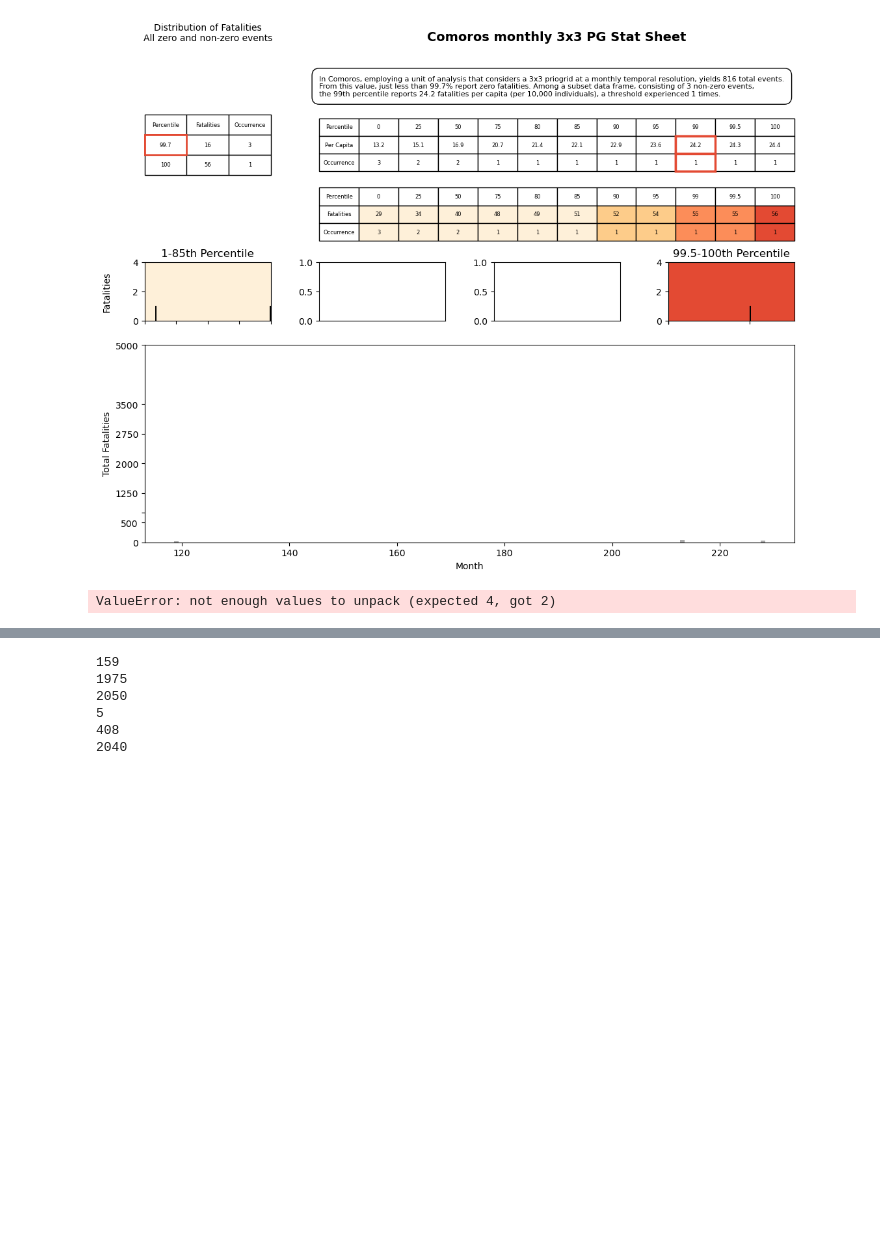
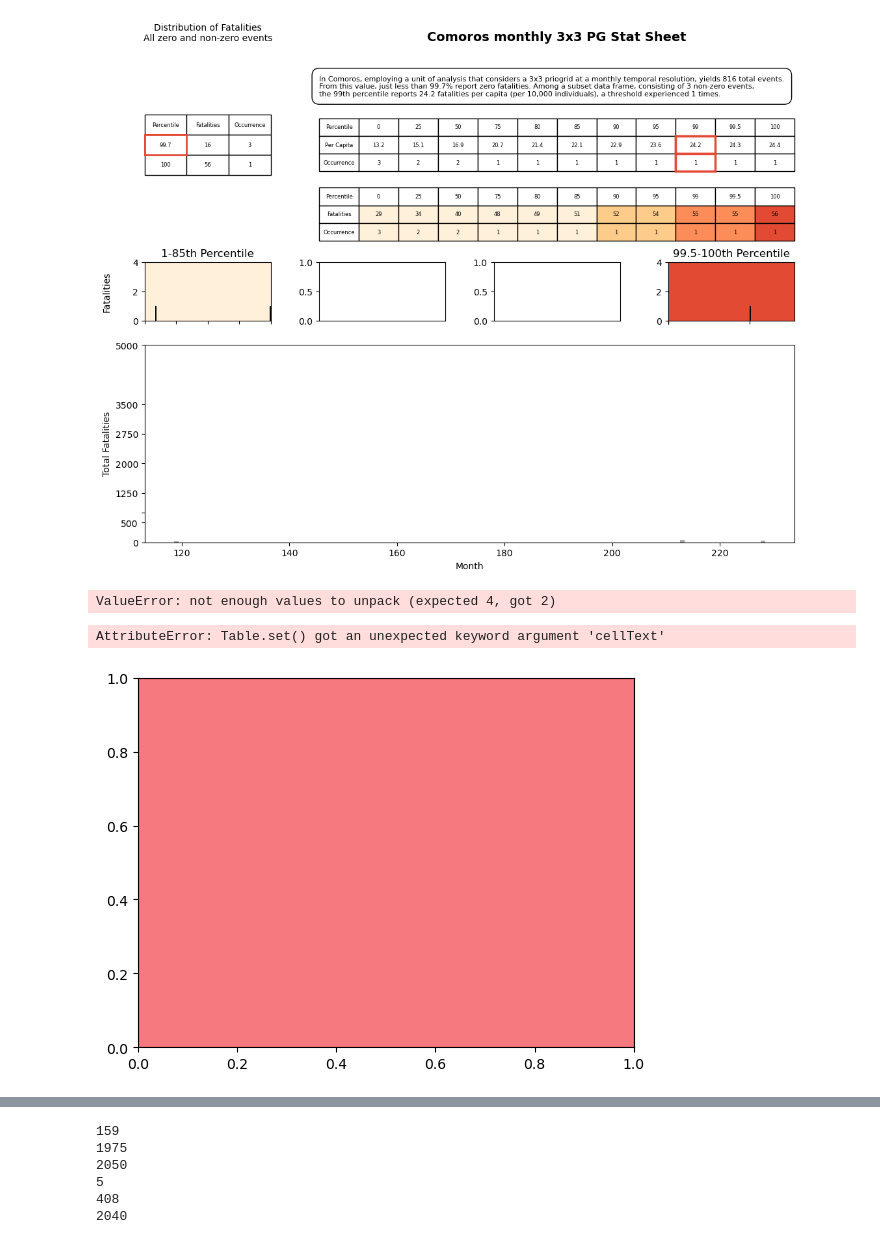
Before and after one commit to prio-data/VIEWS_FAO_index, a Jupyter notebook: notebooks/Benz_experiments/PG_CM_Aggregation_FAO__ACTIVE.ipynb, the cells around one changed output, grey strips where cells are left out. Cells and saved outputs as stored; diff of their text form; code cells hidden in the pictures; blank space fills up the shorter version.

```diff
--- a/notebooks/Benz_experiments/PG_CM_Aggregation_FAO__ACTIVE.ipynb
+++ b/notebooks/Benz_experiments/PG_CM_Aggregation_FAO__ACTIVE.ipynb
@@ -3413,3 +3683,36 @@ sub_perc
 [99.7, 100]
 [figure]
 ValueError: not enough values to unpack (expected 4, got 2)
+# %%
+import matplotlib.pyplot as plt
+import matplotlib.patches as patches
+from matplotlib.table import Table
+import pandas as pd
+
+# Create a figure and axis
+fig, ax = plt.subplots()
+
+# Set the face color for the entire axes
+ax.set_facecolor('#ECF4FF')  # Light blue background color
+
+# Create a rectangle that covers the entire extent of the axes
+rect = patches.Rectangle((0, 0), 1, 1, transform=ax.transAxes, color='red', alpha=0.5)
+ax.add_patch(rect)
+
+# Other plotting or customization code for ax goes here...
+
+# Create sample data for the table
+data = {'A': [1, 2, 3],
+        'B': [4, 5, 6],
+        'C': [7, 8, 9]}
+df = pd.DataFrame(data)
+
+# Plot a table on top of the rectangle
+table = Table(ax, cellText=df.values, colLabels=df.columns, loc='center', cellLoc='center', colWidths=[0.2]*len(df.columns))
+ax.add_table(table)
+
+# Display the plot
+plt.show()
+# %% [output]
+AttributeError: Table.set() got an unexpected keyword argument 'cellText'
+[figure, added]
```
Also changed, not shown: parts of 14 cells of this notebook.
